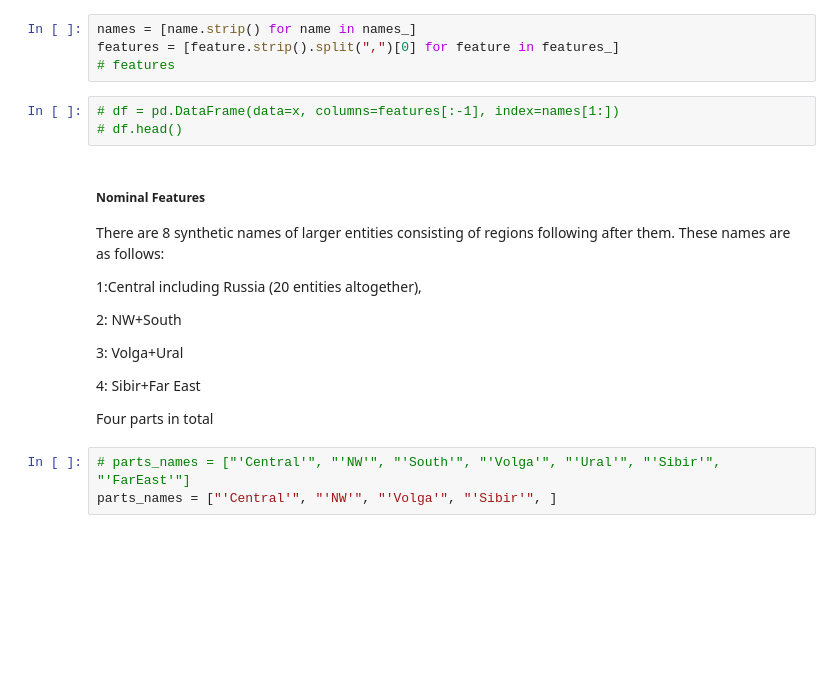
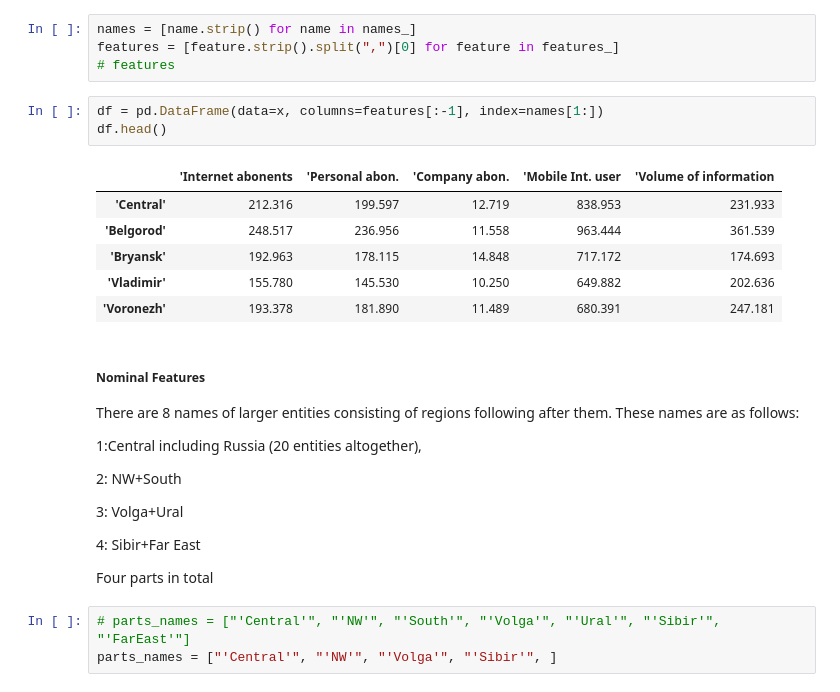
Before and after one commit to Sorooshi/Modern_Methods_of_Data_Analysis, a Jupyter notebook: codes/Contingency.ipynb, the cells around one changed output. Drawn from its saved outputs; the diff is of its cells as text; blank space fills up the shorter version.

```diff
--- a/codes/Contingency.ipynb
+++ b/codes/Contingency.ipynb
@@ -29,12 +29,19 @@ names = [name.strip() for name in names_]
 features = [feature.strip().split(",")[0] for feature in features_]
 # features
 # %%
-# df = pd.DataFrame(data=x, columns=features[:-1], index=names[1:])
-# df.head()
+df = pd.DataFrame(data=x, columns=features[:-1], index=names[1:])
+df.head()
+# %% [output]
+|  | 'Internet abonents | 'Personal abon. | 'Company abon. | 'Mobile Int. user | 'Volume of information |
+| 'Central' | 212.316 | 199.597 | 12.719 | 838.953 | 231.933 |
+| 'Belgorod' | 248.517 | 236.956 | 11.558 | 963.444 | 361.539 |
+| 'Bryansk' | 192.963 | 178.115 | 14.848 | 717.172 | 174.693 |
+| 'Vladimir' | 155.780 | 145.530 | 10.250 | 649.882 | 202.636 |
+| 'Voronezh' | 193.378 | 181.890 | 11.489 | 680.391 | 247.181 |
 # %% [markdown]
 #####  Nominal Features
 
-There are 8 synthetic names of larger entities consisting of regions following after them. These names are as follows:
+There are 8 names of larger entities consisting of regions following after them. These names are as follows:
 
 1:Central including Russia (20 entities altogether),
 
```
Also changed, not shown: parts of 69 cells of this notebook, 3 other files.
